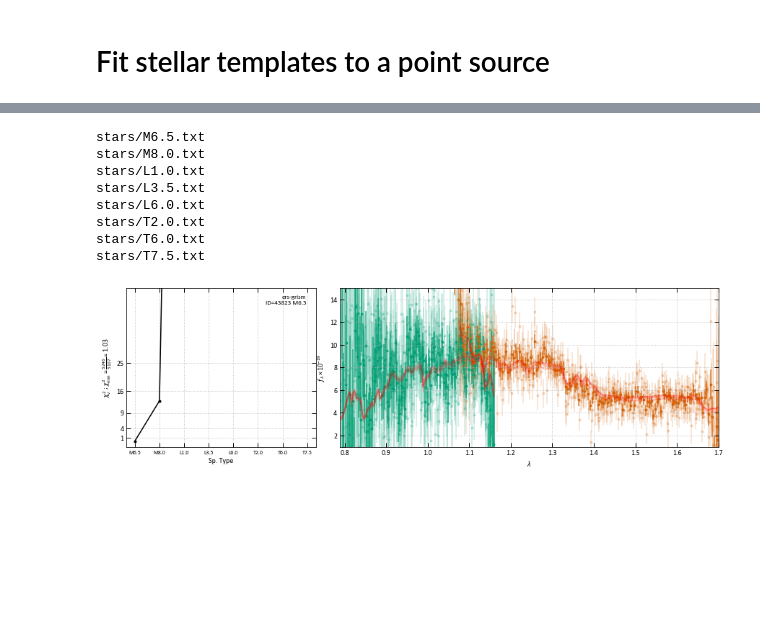
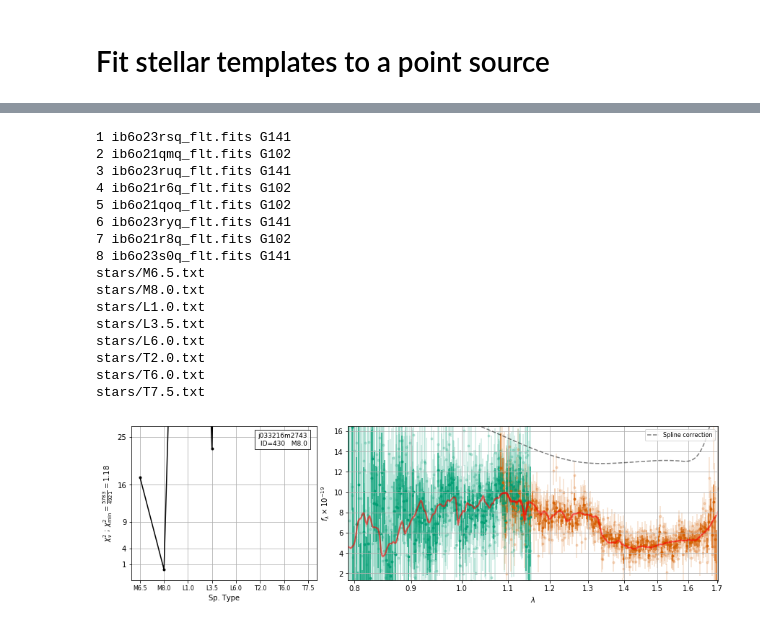
Before and after one commit to gbrammer/grizli, a Jupyter notebook: examples/NewSpectrumFits.ipynb, the cells around one changed output, grey strips where cells are left out. Cells and saved outputs as stored; diff of their text form; code cells hidden in the pictures; blank space fills up the shorter version.

```diff
--- a/examples/NewSpectrumFits.ipynb
+++ b/examples/NewSpectrumFits.ipynb
@@ -60,0 +30,8 @@ Files loaded - 4.21 sec.
+# %%
+os.getcwd()
+root = 'j033216m2743'
+os.chdir('{0}/Extractions'.format(root))
+
+grp = multifit.GroupFLT(grism_files=glob.glob('*GrismFLT.fits'),
+                        catalog='{0}-ir.cat.fits'.format(root),
+                        cpu_count=-1, sci_extn=1, pad=256)
@@ -144,15 +133,12 @@ ers-grism_40776.beams.fits
 # %%
-from imp import reload
-
 # High-level wrapper script for doing everything (redshift fits, line fluxes, drizzled line
 # maps).  More explanation of the details of individual steps TBD.
 #
-# Needs to be able to find {target}_{id:05d}.beams.fits and {target}_{id:05d}.stack.fits
+# Needs to be able to find {root}_{id:05d}.beams.fits and {root}_{id:05d}.stack.fits
 # generated above
-out = grizli.fitting.run_all(id, t0=templ0, t1=templ1, fwhm=1200,
-                             zr=[0.5, 2.3], dz=[0.004, 0.0005],
-                             fitter='nnls', group_name=target, prior=None, fcontam=0.,
-                             pline=pline, mask_sn_limit=7, fit_beams=True, fit_stacks=False,
-                             root=target+'_', fit_trace_shift=False, verbose=False,
-                             phot=None, scale_photometry=False, show_beams=True)
+from grizli import fitting
+out = fitting.run_all_parallel(id, get_output_data=True,
+                               fit_beams=True, fit_only_beams=False,
+                               verbose=False,
+                               argsfile='fit_args.npy')
 # %% [output]
@@ -311,2 +289,5 @@ ers-grism_40776.full.fits has lines [OIII Hb OII]
 # %% [markdown]
 # Fit stellar templates to a point source
+# %%
+# Red star
+id=source_ids[2]
@@ -313,24 +303,29 @@ ers-grism_40776.full.fits has lines [OIII Hb OII]
 # %%
-target = 'ers-grism'
-id = 43823 # point source
+mb = multifit.MultiBeam('{0}_{1:05d}.beams.fits'.format(root, id),
+                    fcontam=0.2, group_name=root, psf=False, min_sens=0.05)
 
-beams = grp.get_beams(id, size=80)
-EPSF_FILES = os.path.exists(os.path.join(os.getenv('GRIZLI'), 'CONF',
-                           'PSFSTD_WFC3IR_{0}.fits'.format('F160W')))
+# Limited set of red stellar templates
+tstar = grizli.utils.load_templates(fwhm=1200, line_complexes=True,
+                                    fsps_templates=True, stars=True)
 
-mb = grizli.multifit.MultiBeam(beams, fcontam=0.5, group_name=target, psf=EPSF_FILES)
-
-# Stellar templates
-tstar = grizli.utils.load_templates(fwhm=1200, line_complexes=True, fsps_templates=True, stars=True)
-# Just makes the plot now, outputs not saved
-fig = mb.xfit_star(tstar=tstar)
+# Fit spectral types.  Just makes the plot now, outputs not saved
+fig, result, tfit = mb.xfit_star(tstar=tstar, fit_background=False,
+                                 spline_correction=True, spline_args={'Rspline':5})
 # %% [output]
+1 ib6o23rsq_flt.fits G141
+2 ib6o21qmq_flt.fits G102
+3 ib6o23ruq_flt.fits G141
+4 ib6o21r6q_flt.fits G102
+5 ib6o21qoq_flt.fits G102
+6 ib6o23ryq_flt.fits G141
+7 ib6o21r8q_flt.fits G102
+8 ib6o23s0q_flt.fits G141
 stars/M6.5.txt
 stars/M8.0.txt
 stars/L1.0.txt
 stars/L3.5.txt
 stars/L6.0.txt
 stars/T2.0.txt
 stars/T6.0.txt
 stars/T7.5.txt
-[figure, old version]
+[figure, new version]
```
Also changed, not shown: parts of 21 cells of this notebook.
